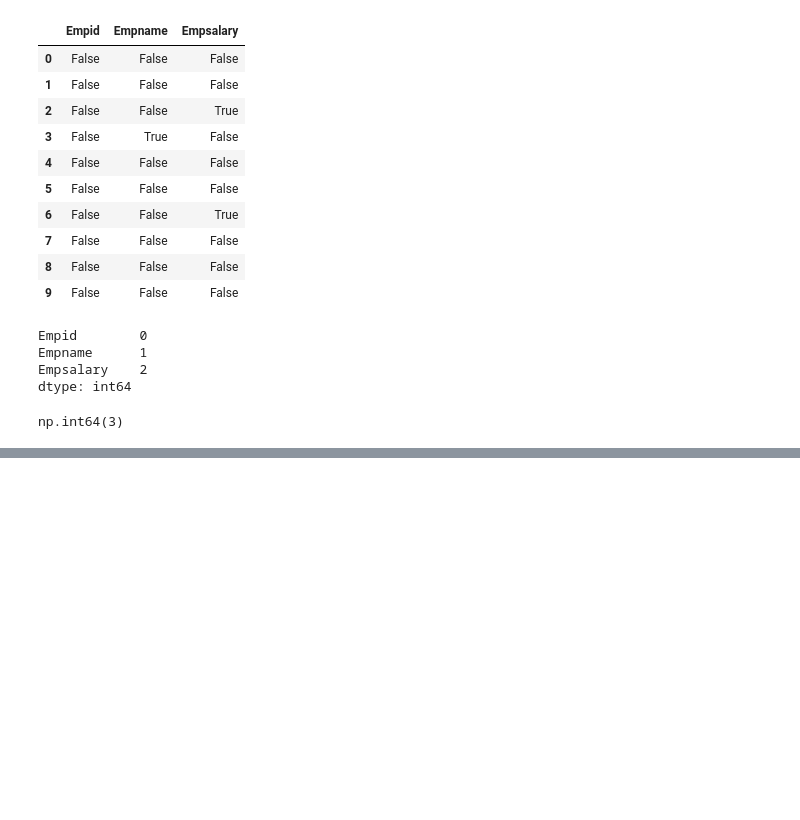
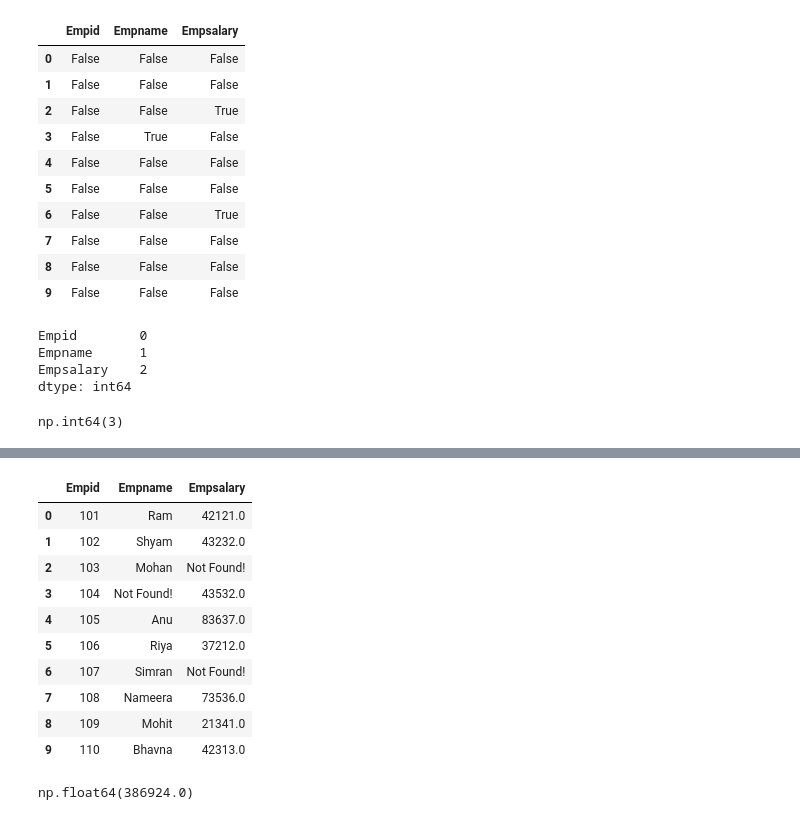
Before and after one commit to Aakashtyagi9889/Python-Assignment-Croma-, a Jupyter notebook: Jupyter Notebook LocalComputer/0002 Panadas.ipynb, the cells around one changed output, grey strips where cells are left out. Saved outputs shown, nothing was run; the diff lists cells and outputs as text; code cells hidden in the pictures; blank space fills up the shorter version.

```diff
--- a/Jupyter Notebook LocalComputer/0002 Panadas.ipynb
+++ b/Jupyter Notebook LocalComputer/0002 Panadas.ipynb
@@ -194,0 +220,20 @@ np.int64(3)
+# %%
+#replace
+df.fillna("Not Found!")
+# %% [output]
+|  | Empid | Empname | Empsalary |
+| 0 | 101 | Ram | 42121.0 |
+| 1 | 102 | Shyam | 43232.0 |
+| 2 | 103 | Mohan | Not Found! |
+| 3 | 104 | Not Found! | 43532.0 |
+| 4 | 105 | Anu | 83637.0 |
+| 5 | 106 | Riya | 37212.0 |
+| 6 | 107 | Simran | Not Found! |
+| 7 | 108 | Nameera | 73536.0 |
+| 8 | 109 | Mohit | 21341.0 |
+| 9 | 110 | Bhavna | 42313.0 |
+# %%
+#It works because it does not reflect on original data if you want you can do df = df.fillna("Not Found!")
+df.Empsalary.sum()
+# %% [output]
+np.float64(386924.0)
```
Also changed, not shown: parts of 12 cells of this notebook, 1 other file.
